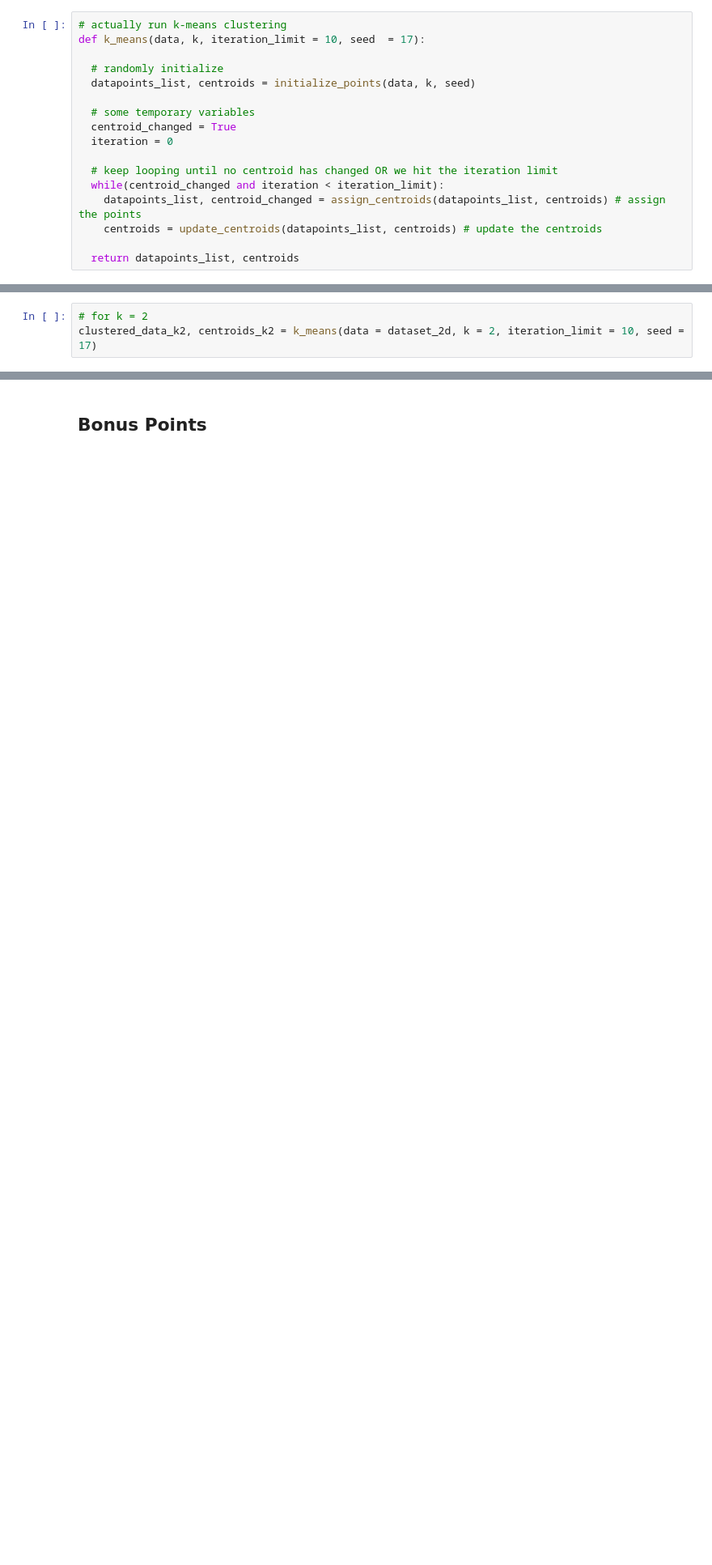
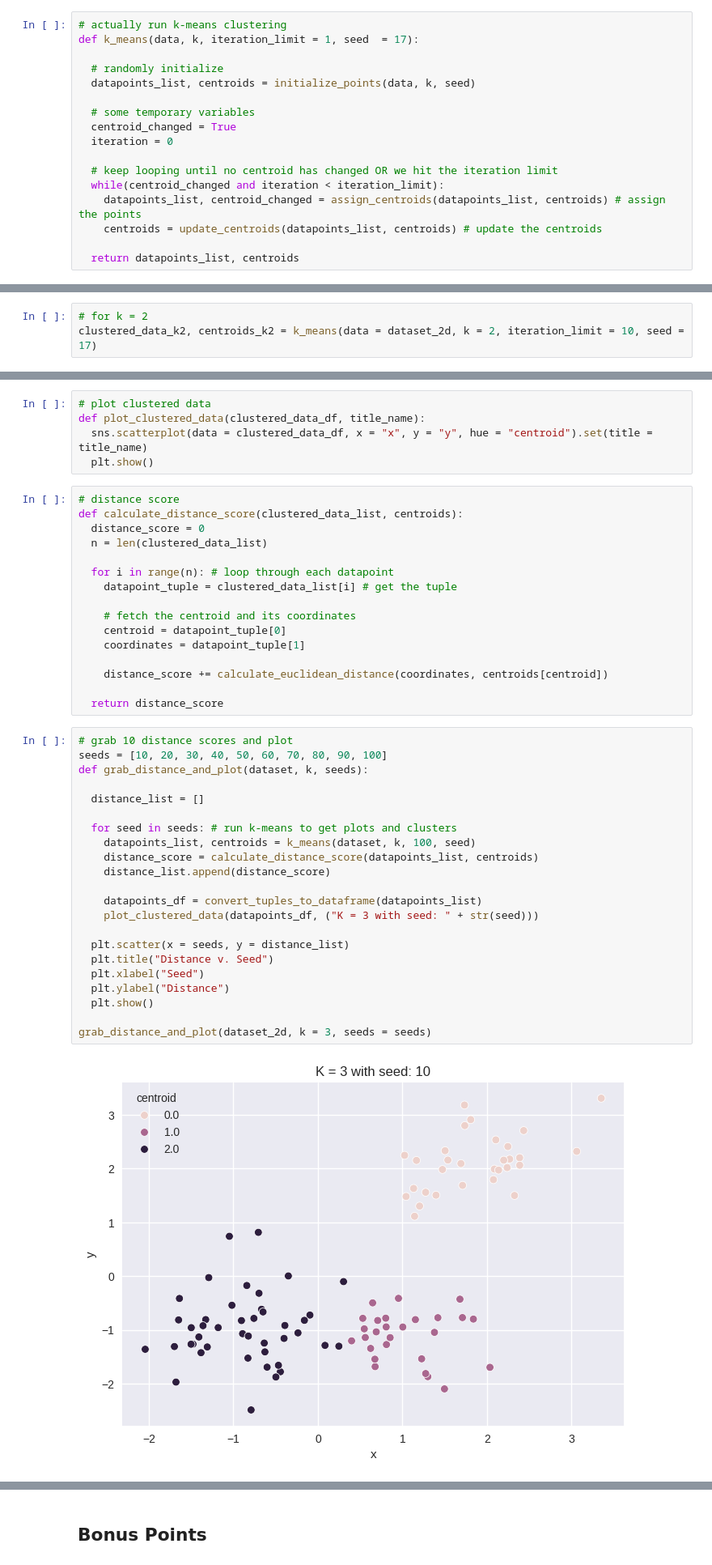
Before and after one commit to Tazering/UVA-CS, a Jupyter notebook: CS-3501_Zhang/PS2/tkj9ep_PS2.ipynb, the cells around one changed output, grey strips where cells are left out. Shown at 81% size. Drawn from its saved outputs; the diff is of its cells as text; blank space fills up the shorter version.

```diff
--- a/CS-3501_Zhang/PS2/tkj9ep_PS2.ipynb
+++ b/CS-3501_Zhang/PS2/tkj9ep_PS2.ipynb
@@ -266,7 +264,7 @@ def update_centroids(datapoints_list, centroids_list):
   return centroids_list
 # %%
 # actually run k-means clustering
-def k_means(data, k, iteration_limit = 10, seed  = 17):
+def k_means(data, k, iteration_limit = 1, seed  = 17):
 
   # randomly initialize
   datapoints_list, centroids = initialize_points(data, k, seed)
@@ -291,0 +314,45 @@ clustered_data_k2, centroids_k2 = k_means(data = dataset_2d, k = 2, iteration_li
+# %%
+# plot clustered data
+def plot_clustered_data(clustered_data_df, title_name):
+  sns.scatterplot(data = clustered_data_df, x = "x", y = "y", hue = "centroid").set(title = title_name)
+  plt.show()
+# %%
+# distance score
+def calculate_distance_score(clustered_data_list, centroids):
+  distance_score = 0
+  n = len(clustered_data_list)
+
+  for i in range(n): # loop through each datapoint
+    datapoint_tuple = clustered_data_list[i] # get the tuple
+
+    # fetch the centroid and its coordinates
+    centroid = datapoint_tuple[0]
+    coordinates = datapoint_tuple[1]
+
+    distance_score += calculate_euclidean_distance(coordinates, centroids[centroid])
+
+  return distance_score
+# %%
+# grab 10 distance scores and plot
+seeds = [10, 20, 30, 40, 50, 60, 70, 80, 90, 100]
+def grab_distance_and_plot(dataset, k, seeds):
+
+  distance_list = []
+
+  for seed in seeds: # run k-means to get plots and clusters
+    datapoints_list, centroids = k_means(dataset, k, 100, seed)
+    distance_score = calculate_distance_score(datapoints_list, centroids)
+    distance_list.append(distance_score)
+
+    datapoints_df = convert_tuples_to_dataframe(datapoints_list)
+    plot_clustered_data(datapoints_df, ("K = 3 with seed: " + str(seed)))
+
+  plt.scatter(x = seeds, y = distance_list)
+  plt.title("Distance v. Seed")
+  plt.xlabel("Seed")
+  plt.ylabel("Distance")
+  plt.show()
+
+grab_distance_and_plot(dataset_2d, k = 3, seeds = seeds)
+# %% [output]
+[figure, added]
```
Also changed, not shown: parts of 5 cells of this notebook, 1 other file.
